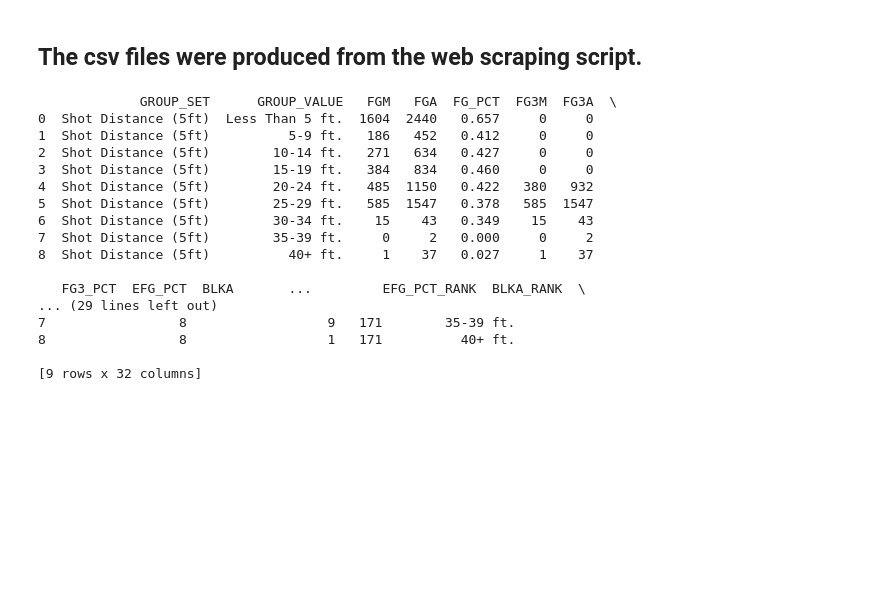
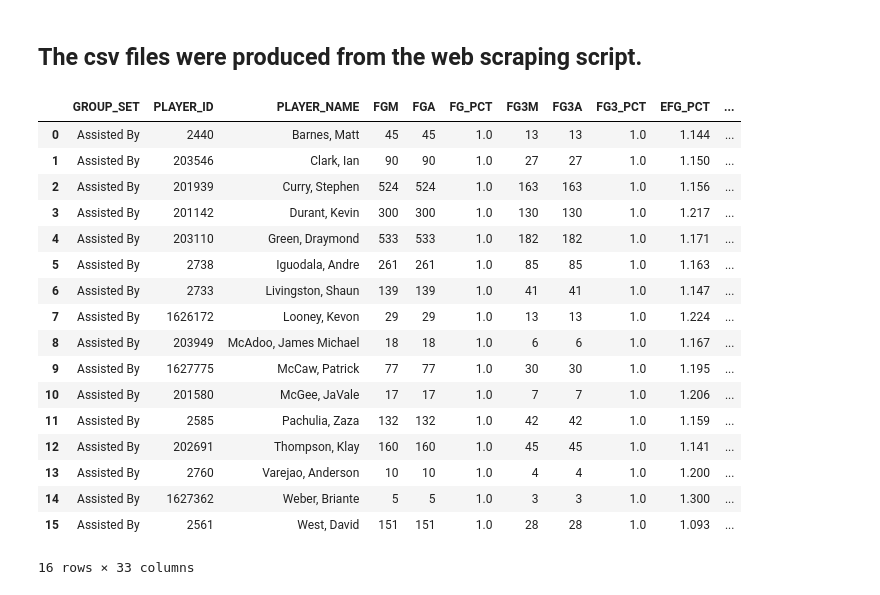
Before and after one commit to RodellRodriguez/golden-state-warriors, a Jupyter notebook: Stats/Golden State Warriors Data Visualization.ipynb, the cells around one changed output. Drawn from its saved outputs; the diff is of its cells as text; code cells hidden in the pictures; blank space fills up the shorter version.

```diff
--- a/Stats/Golden State Warriors Data Visualization.ipynb
+++ b/Stats/Golden State Warriors Data Visualization.ipynb
@@ -17,24 +17,25 @@ gsw_shot_area_df = pd.read_csv('gsw_shot_area_stats.csv')
 gsw_assisted_shot_df = pd.read_csv('gsw_assisted_shot_stats.csv')
 gsw_shot_type_df = pd.read_csv('gsw_shot_type_stats.csv')
 gsw_assisted_by_df = pd.read_csv('gsw_assisted_by_stats.csv')
-# %%
-print(gsw_5ft_df)
-# %% [output]
-             GROUP_SET      GROUP_VALUE   FGM   FGA  FG_PCT  FG3M  FG3A  \
-0  Shot Distance (5ft)  Less Than 5 ft.  1604  2440   0.657     0     0
-1  Shot Distance (5ft)          5-9 ft.   186   452   0.412     0     0
-2  Shot Distance (5ft)        10-14 ft.   271   634   0.427     0     0
-3  Shot Distance (5ft)        15-19 ft.   384   834   0.460     0     0
-4  Shot Distance (5ft)        20-24 ft.   485  1150   0.422   380   932
-5  Shot Distance (5ft)        25-29 ft.   585  1547   0.378   585  1547
-6  Shot Distance (5ft)        30-34 ft.    15    43   0.349    15    43
-7  Shot Distance (5ft)        35-39 ft.     0     2   0.000     0     2
-8  Shot Distance (5ft)          40+ ft.     1    37   0.027     1    37
-
-   FG3_PCT  EFG_PCT  BLKA       ...         EFG_PCT_RANK  BLKA_RANK  \
-... (29 lines left out)
-7                 8                  9   171        35-39 ft.
-8                 8                  1   171          40+ ft.
-
-[9 rows x 32 columns]
+# %%
+gsw_assisted_by_df
+# %% [output]
+|  | GROUP_SET | PLAYER_ID | PLAYER_NAME | FGM | FGA | FG_PCT | FG3M | FG3A | FG3_PCT | EFG_PCT | ... |
+| 0 | Assisted By | 2440 | Barnes, Matt | 45 | 45 | 1.0 | 13 | 13 | 1.0 | 1.144 | ... |
+| 1 | Assisted By | 203546 | Clark, Ian | 90 | 90 | 1.0 | 27 | 27 | 1.0 | 1.150 | ... |
+| 2 | Assisted By | 201939 | Curry, Stephen | 524 | 524 | 1.0 | 163 | 163 | 1.0 | 1.156 | ... |
+| 3 | Assisted By | 201142 | Durant, Kevin | 300 | 300 | 1.0 | 130 | 130 | 1.0 | 1.217 | ... |
+| 4 | Assisted By | 203110 | Green, Draymond | 533 | 533 | 1.0 | 182 | 182 | 1.0 | 1.171 | ... |
+| 5 | Assisted By | 2738 | Iguodala, Andre | 261 | 261 | 1.0 | 85 | 85 | 1.0 | 1.163 | ... |
+| 6 | Assisted By | 2733 | Livingston, Shaun | 139 | 139 | 1.0 | 41 | 41 | 1.0 | 1.147 | ... |
+| 7 | Assisted By | 1626172 | Looney, Kevon | 29 | 29 | 1.0 | 13 | 13 | 1.0 | 1.224 | ... |
+| 8 | Assisted By | 203949 | McAdoo, James Michael | 18 | 18 | 1.0 | 6 | 6 | 1.0 | 1.167 | ... |
+| 9 | Assisted By | 1627775 | McCaw, Patrick | 77 | 77 | 1.0 | 30 | 30 | 1.0 | 1.195 | ... |
+| 10 | Assisted By | 201580 | McGee, JaVale | 17 | 17 | 1.0 | 7 | 7 | 1.0 | 1.206 | ... |
+| 11 | Assisted By | 2585 | Pachulia, Zaza | 132 | 132 | 1.0 | 42 | 42 | 1.0 | 1.159 | ... |
+| 12 | Assisted By | 202691 | Thompson, Klay | 160 | 160 | 1.0 | 45 | 45 | 1.0 | 1.141 | ... |
+| 13 | Assisted By | 2760 | Varejao, Anderson | 10 | 10 | 1.0 | 4 | 4 | 1.0 | 1.200 | ... |
+| 14 | Assisted By | 1627362 | Weber, Briante | 5 | 5 | 1.0 | 3 | 3 | 1.0 | 1.300 | ... |
+| 15 | Assisted By | 2561 | West, David | 151 | 151 | 1.0 | 28 | 28 | 1.0 | 1.093 | ... |
+16 rows × 33 columns
 # %%
```
Also changed, not shown: parts of 11 cells of this notebook.
